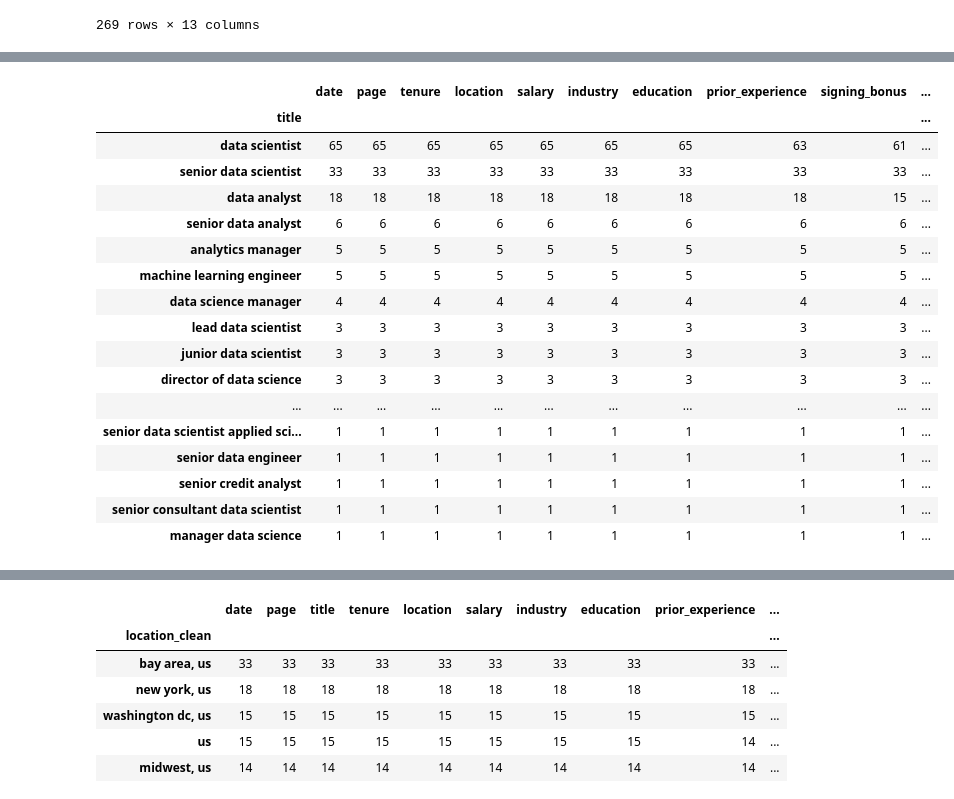
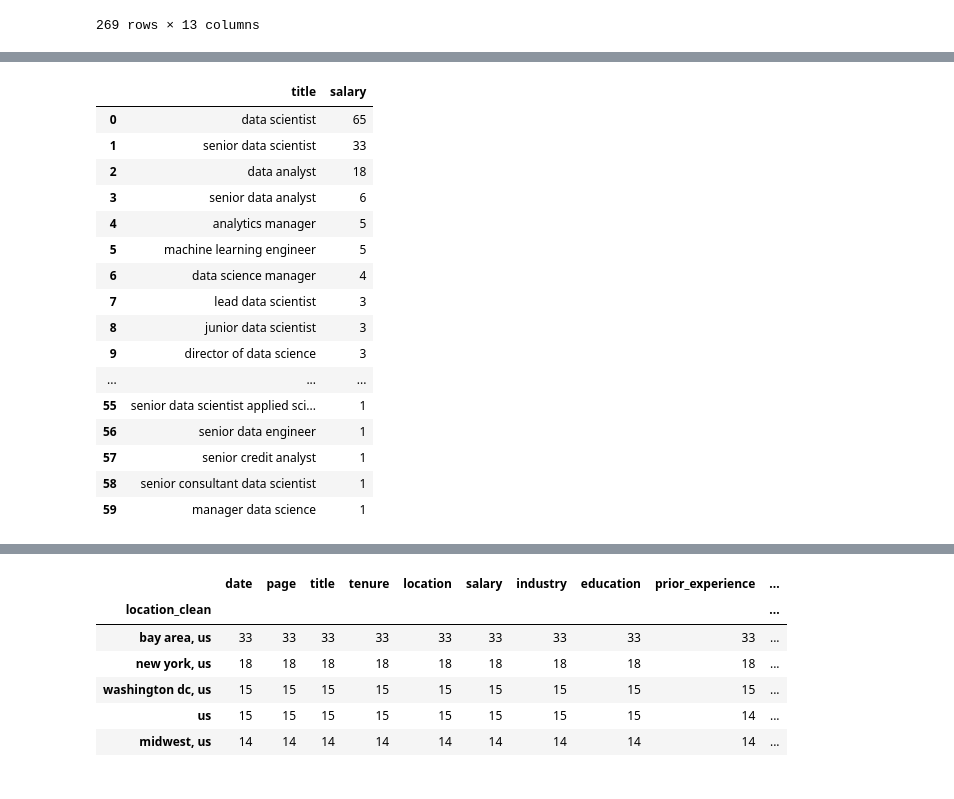
Before and after one commit to archiewood/ds_salaries, a Jupyter notebook: data_cleaning.ipynb, the cells around one changed output, grey strips where cells are left out. Cells and saved outputs as stored; diff of their text form; code cells hidden in the pictures.

```diff
--- a/data_cleaning.ipynb
+++ b/data_cleaning.ipynb
@@ -156,25 +160,24 @@ df.title = df.title.str.replace(r"\s+", " ")
 # %%
 # group by title, count, and sort by count
-df.groupby('title').count().sort_values(by='salary', ascending=False).head(60)
+df.groupby('title').count().sort_values(by='salary', ascending=False).head(60)['salary'].reset_index()
 # %% [output]
-|  | date | page | tenure | location | salary | industry | education | prior_experience | signing_bonus | ... |
-| title |  |  |  |  |  |  |  |  |  | ... |
-| data scientist | 65 | 65 | 65 | 65 | 65 | 65 | 65 | 63 | 61 | ... |
-| senior data scientist | 33 | 33 | 33 | 33 | 33 | 33 | 33 | 33 | 33 | ... |
-| data analyst | 18 | 18 | 18 | 18 | 18 | 18 | 18 | 18 | 15 | ... |
-| senior data analyst | 6 | 6 | 6 | 6 | 6 | 6 | 6 | 6 | 6 | ... |
-| analytics manager | 5 | 5 | 5 | 5 | 5 | 5 | 5 | 5 | 5 | ... |
-| machine learning engineer | 5 | 5 | 5 | 5 | 5 | 5 | 5 | 5 | 5 | ... |
-| data science manager | 4 | 4 | 4 | 4 | 4 | 4 | 4 | 4 | 4 | ... |
-| lead data scientist | 3 | 3 | 3 | 3 | 3 | 3 | 3 | 3 | 3 | ... |
-| junior data scientist | 3 | 3 | 3 | 3 | 3 | 3 | 3 | 3 | 3 | ... |
-| director of data science | 3 | 3 | 3 | 3 | 3 | 3 | 3 | 3 | 3 | ... |
-| ... | ... | ... | ... | ... | ... | ... | ... | ... | ... | ... |
-| senior data scientist applied sci... | 1 | 1 | 1 | 1 | 1 | 1 | 1 | 1 | 1 | ... |
-| senior data engineer | 1 | 1 | 1 | 1 | 1 | 1 | 1 | 1 | 1 | ... |
-| senior credit analyst | 1 | 1 | 1 | 1 | 1 | 1 | 1 | 1 | 1 | ... |
-| senior consultant data scientist | 1 | 1 | 1 | 1 | 1 | 1 | 1 | 1 | 1 | ... |
-| manager data science | 1 | 1 | 1 | 1 | 1 | 1 | 1 | 1 | 1 | ... |
+|  | title | salary |
+| 0 | data scientist | 65 |
+| 1 | senior data scientist | 33 |
+| 2 | data analyst | 18 |
+| 3 | senior data analyst | 6 |
+| 4 | analytics manager | 5 |
+| 5 | machine learning engineer | 5 |
+| 6 | data science manager | 4 |
+| 7 | lead data scientist | 3 |
+| 8 | junior data scientist | 3 |
+| 9 | director of data science | 3 |
+| ... | ... | ... |
+| 55 | senior data scientist applied sci... | 1 |
+| 56 | senior data engineer | 1 |
+| 57 | senior credit analyst | 1 |
+| 58 | senior consultant data scientist | 1 |
+| 59 | manager data science | 1 |
 # %%
 # clean tenure
 
```
Also changed, not shown: parts of 30 cells of this notebook, 4 other files.
